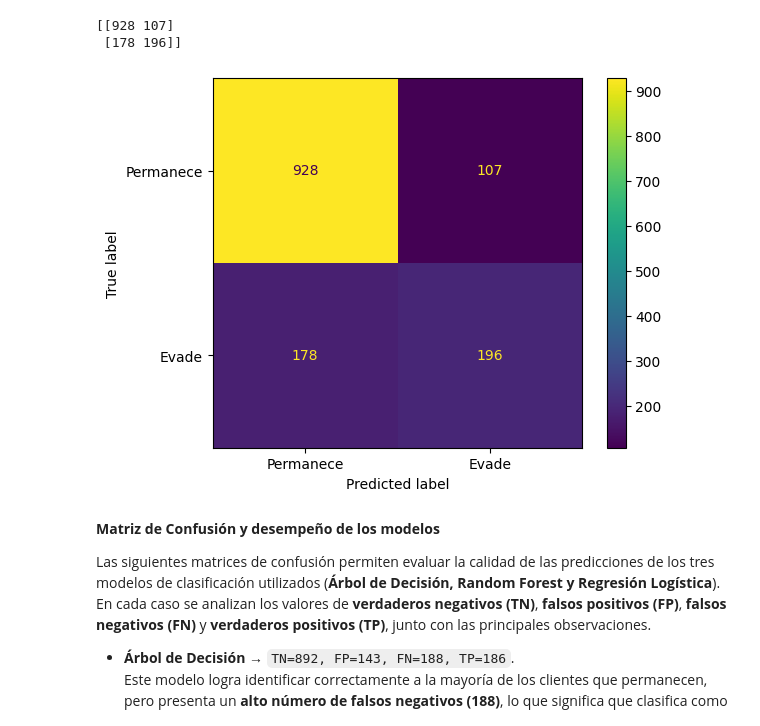
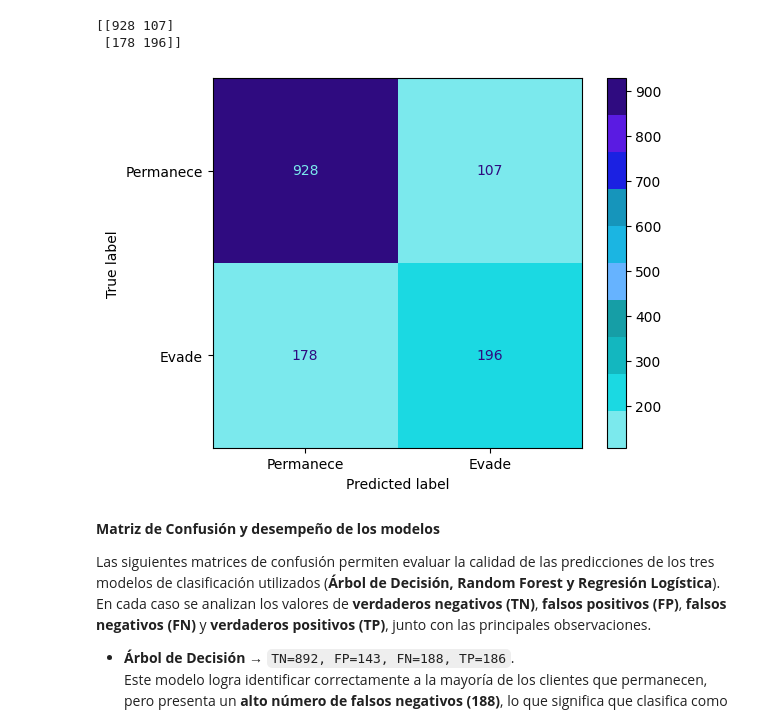
Before and after one commit to DanielRaiicHu/telecom_x_2, a Jupyter notebook: telecom_x_2.ipynb, the cells around one changed output. Cells and saved outputs as stored; diff of their text form; code cells hidden in the pictures.

```diff
--- a/telecom_x_2.ipynb
+++ b/telecom_x_2.ipynb
@@ -2069,13 +2230,16 @@ print(matriz_confusion_logistica)
  [178 196]]
 # %%
 # Matriz de Confusión - Modelo Regresión Logística
+
+cmap_matriz = ListedColormap(colores_matriz)
+
 visualizacion_logistica = ConfusionMatrixDisplay(
     confusion_matrix=matriz_confusion_logistica,
     display_labels=['Permanece', 'Evade']  # Etiquetas para las clases 0 y 1
 )
-visualizacion_logistica.plot();
+visualizacion_logistica.plot(cmap=cmap_matriz);
 # %% [output]
-[figure, old version]
+[figure, new version]
 # %% [markdown]
 **Matriz de Confusión y desempeño de los modelos**
 
```
Also changed, not shown: parts of 6 cells of this notebook.
